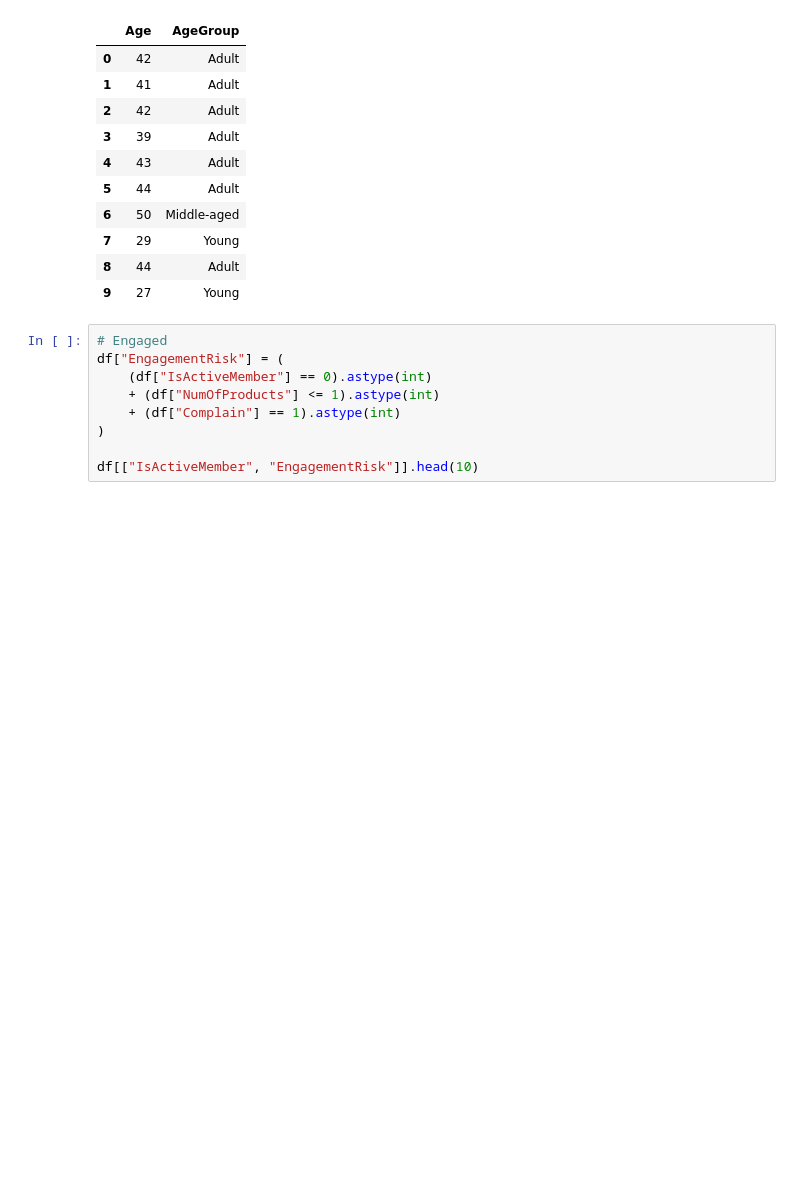
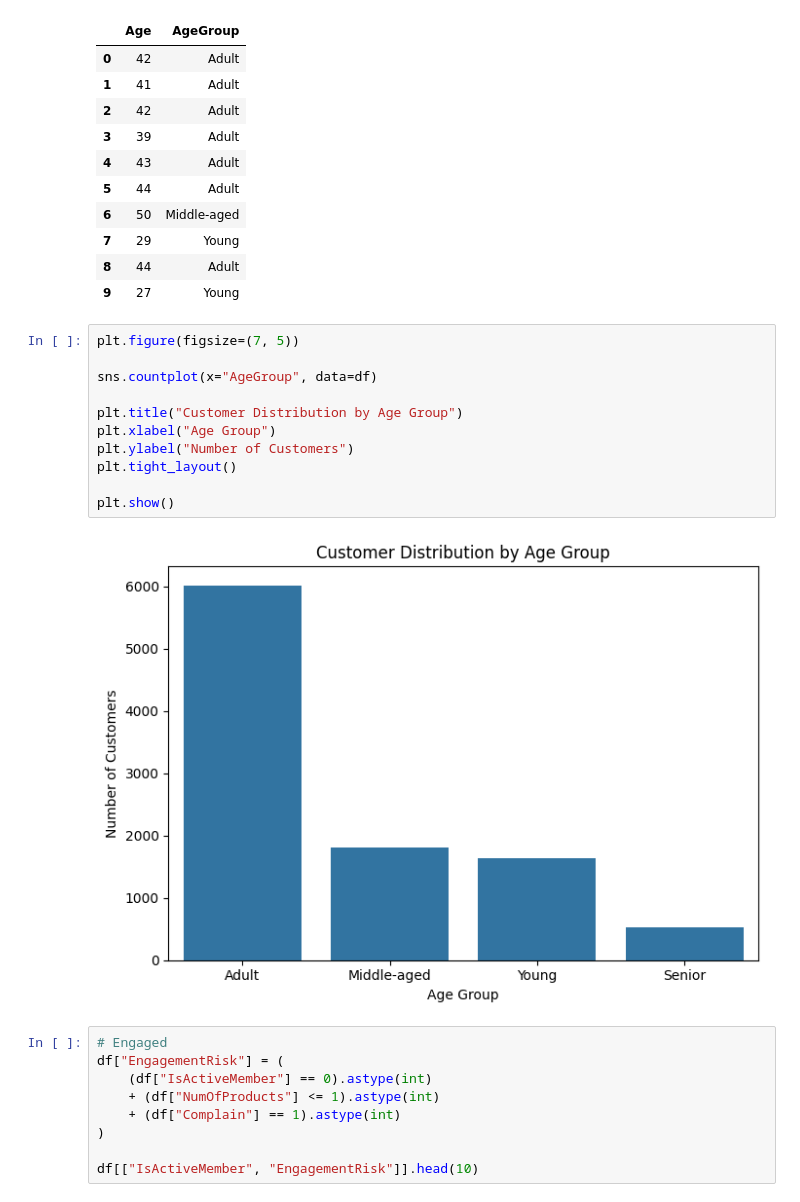
Before and after one commit to 21208737/STADIOEquities, a Jupyter notebook: experimental-setup/notebooks/02_FeatureEngineering.ipynb, the cells around one changed output. Cells and saved outputs as stored; diff of their text form; blank space fills up the shorter version.

Commit message:
Created using Colab. Added Figures for all 5 FeatureEngineering.

```diff
--- a/experimental-setup/notebooks/02_FeatureEngineering.ipynb
+++ b/experimental-setup/notebooks/02_FeatureEngineering.ipynb
@@ -235,6 +238,19 @@ df[["Age", "AgeGroup"]].head(10)
 | 7 | 29 | Young |
 | 8 | 44 | Adult |
 | 9 | 27 | Young |
+# %%
+plt.figure(figsize=(7, 5))
+
+sns.countplot(x="AgeGroup", data=df)
+
+plt.title("Customer Distribution by Age Group")
+plt.xlabel("Age Group")
+plt.ylabel("Number of Customers")
+plt.tight_layout()
+
+plt.show()
+# %% [output]
+[figure, added]
 # %%
 # Engaged
 df["EngagementRisk"] = (
```
Also changed, not shown: parts of 7 cells of this notebook.
